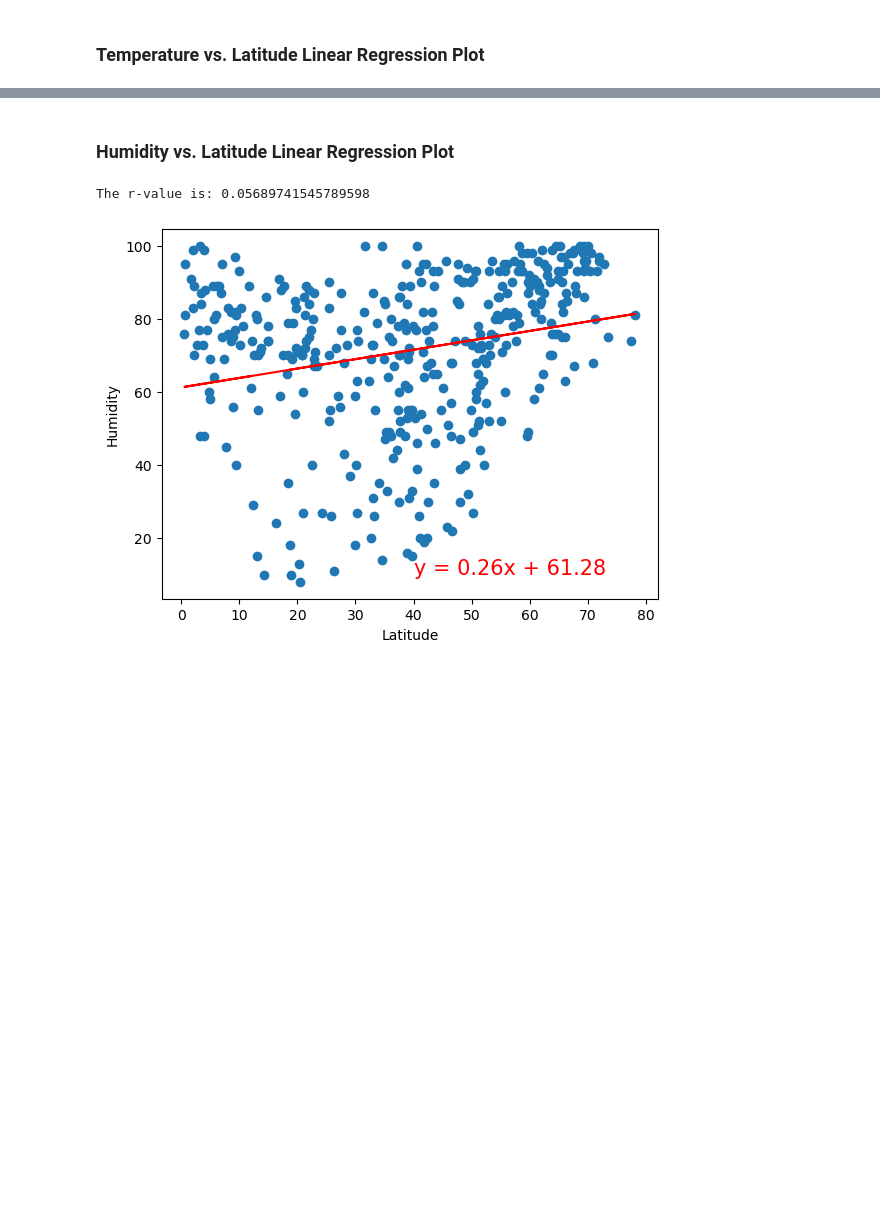
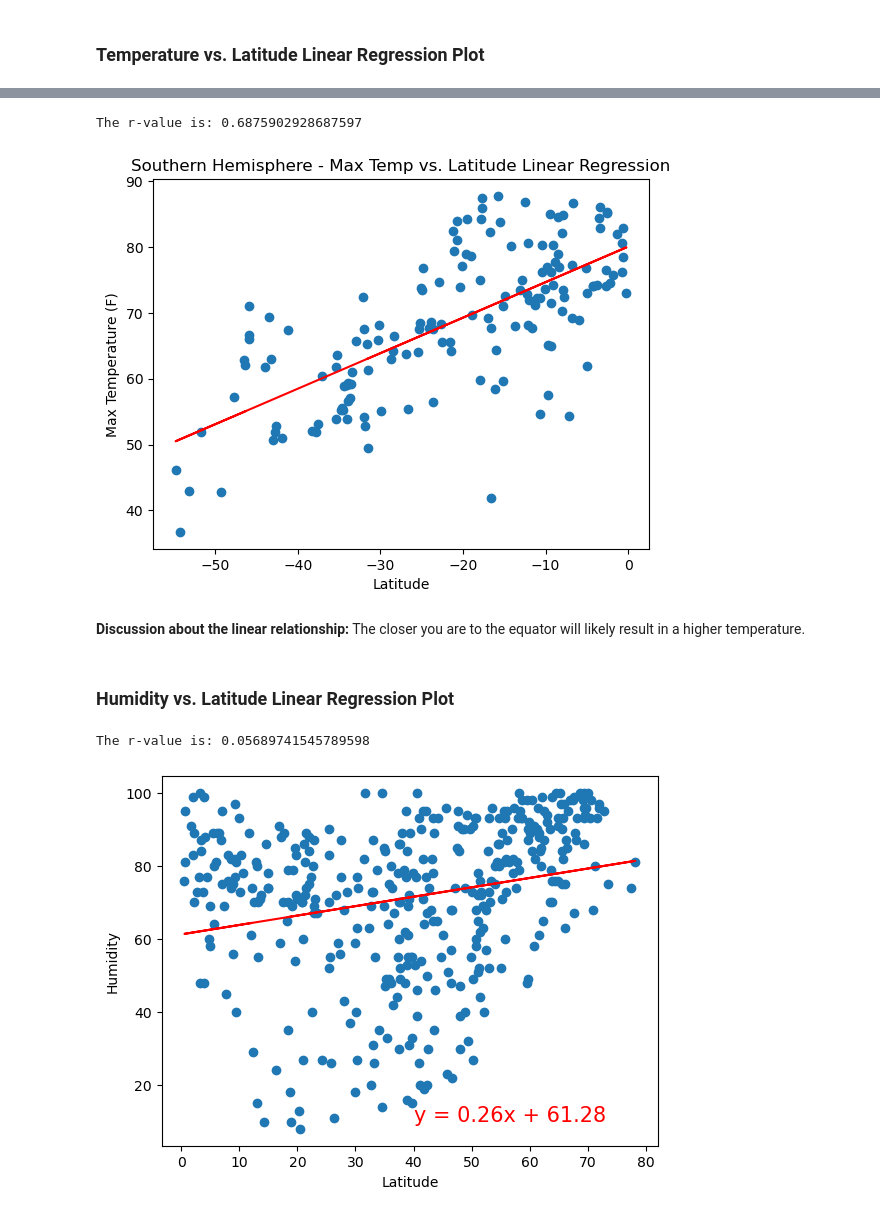
Before and after one commit to TheOneKnownAsDevin/python-api-challenge, a Jupyter notebook: WeatherPy/WeatherPy.ipynb, the cells around one changed output, grey strips where cells are left out. Cells and saved outputs as stored; diff of their text form; code cells hidden in the pictures; blank space fills up the shorter version.

```diff
--- a/WeatherPy/WeatherPy.ipynb
+++ b/WeatherPy/WeatherPy.ipynb
@@ -328,3 +342,27 @@ The r-value is: 0.4121057168607245
+# %%
+x_values = pd.to_numeric(south_hemisphere['Lat']).astype(float)
+y_values = pd.to_numeric(south_hemisphere['Max Temp']).astype(float)
+(slope, intercept, rvalue, pvalue, stderr) = linregress(x_values, y_values)
+regress_values = x_values * slope + intercept
+line_eq = "y = " + str(round(slope,2)) + "x + " + str(round(intercept,2))
+
+# Linear regression on Southern Hemisphere
+plt.scatter(x_values,y_values)
+plt.plot(x_values,regress_values,"r-")
+plt.annotate(line_eq,(16,10),fontsize=12,color="red")
+plt.xlabel('Latitude')
+plt.ylabel('Max Temperature (F)')
+plt.title('Southern Hemisphere - Max Temp vs. Latitude Linear Regression')
+
+print(f"The r-value is: {rvalue}")
+plt.savefig("output_data/Fig6.png")
+
+plt.show()
+# %% [output]
+The r-value is: 0.6875902928687597
+[figure, added]
+# %% [markdown]
+**Discussion about the linear relationship:** The closer you are to the equator will likely result in a higher temperature.
 # %% [markdown]
 ### Humidity vs. Latitude Linear Regression Plot
 # %%
```
Also changed, not shown: parts of 19 cells of this notebook, 7 other files.
